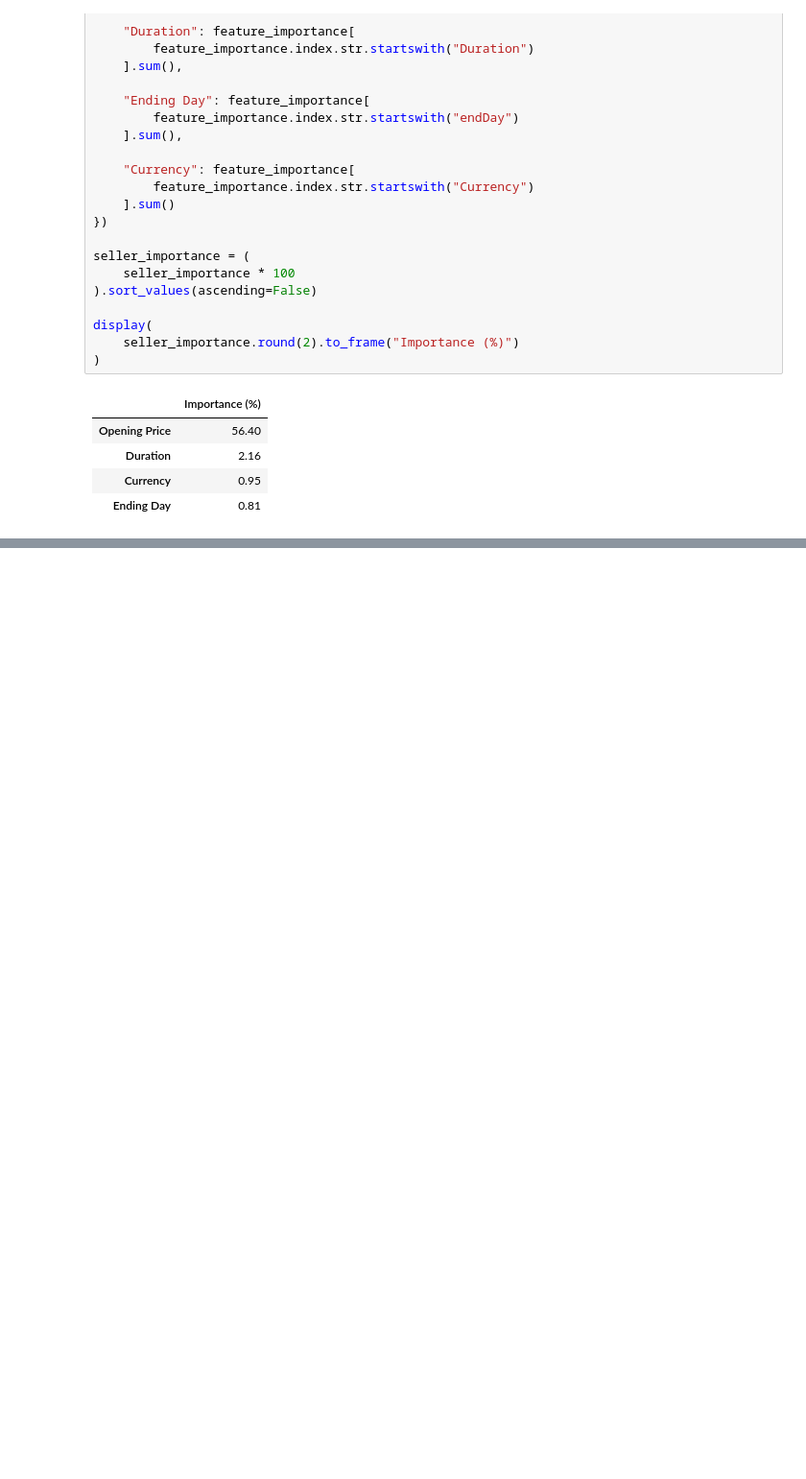
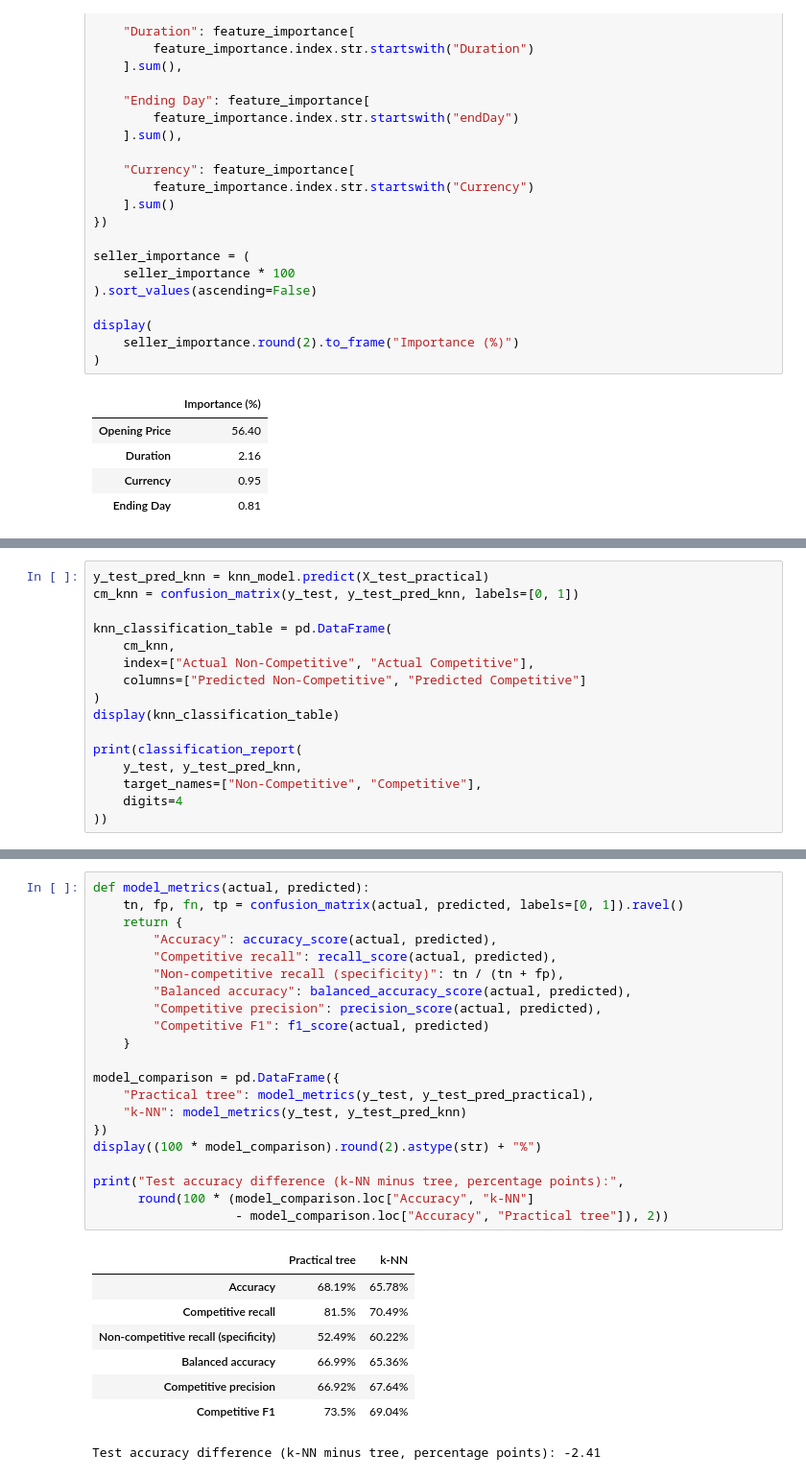
Before and after one commit to janniaq/8413_GA2, a Jupyter notebook: RSM8413_GA2_eBay_Auctions.ipynb, the cells around one changed output, grey strips where cells are left out. Shown at 96% size. Drawn from its saved outputs; the diff is of its cells as text; blank space fills up the shorter version.

Commit message:
Add Part 5 k-NN comparison

```diff
--- a/RSM8413_GA2_eBay_Auctions.ipynb
+++ b/RSM8413_GA2_eBay_Auctions.ipynb
@@ -1209,0 +1266,16 @@ display(
+# %%
+y_test_pred_knn = knn_model.predict(X_test_practical)
+cm_knn = confusion_matrix(y_test, y_test_pred_knn, labels=[0, 1])
+
+knn_classification_table = pd.DataFrame(
+    cm_knn,
+    index=["Actual Non-Competitive", "Actual Competitive"],
+    columns=["Predicted Non-Competitive", "Predicted Competitive"]
+)
+display(knn_classification_table)
+
+print(classification_report(
+    y_test, y_test_pred_knn,
+    target_names=["Non-Competitive", "Competitive"],
+    digits=4
+))
@@ -1209,0 +1301,30 @@ display(
+# %%
+def model_metrics(actual, predicted):
+    tn, fp, fn, tp = confusion_matrix(actual, predicted, labels=[0, 1]).ravel()
+    return {
+        "Accuracy": accuracy_score(actual, predicted),
+        "Competitive recall": recall_score(actual, predicted),
+        "Non-competitive recall (specificity)": tn / (tn + fp),
+        "Balanced accuracy": balanced_accuracy_score(actual, predicted),
+        "Competitive precision": precision_score(actual, predicted),
+        "Competitive F1": f1_score(actual, predicted)
+    }
+
+model_comparison = pd.DataFrame({
+    "Practical tree": model_metrics(y_test, y_test_pred_practical),
+    "k-NN": model_metrics(y_test, y_test_pred_knn)
+})
+display((100 * model_comparison).round(2).astype(str) + "%")
+
+print("Test accuracy difference (k-NN minus tree, percentage points):",
+      round(100 * (model_comparison.loc["Accuracy", "k-NN"]
+                   - model_comparison.loc["Accuracy", "Practical tree"]), 2))
+# %% [output]
+|  | Practical tree | k-NN |
+| Accuracy | 68.19% | 65.78% |
+| Competitive recall | 81.5% | 70.49% |
+| Non-competitive recall (specificity) | 52.49% | 60.22% |
+| Balanced accuracy | 66.99% | 65.36% |
+| Competitive precision | 66.92% | 67.64% |
+| Competitive F1 | 73.5% | 69.04% |
+Test accuracy difference (k-NN minus tree, percentage points): -2.41
```
Also changed, not shown: parts of 23 cells of this notebook.
